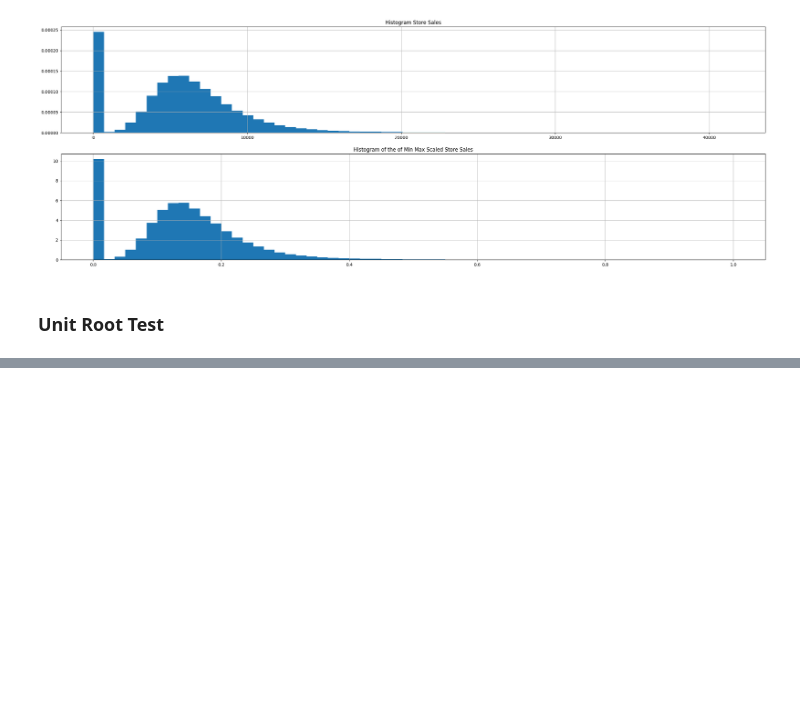
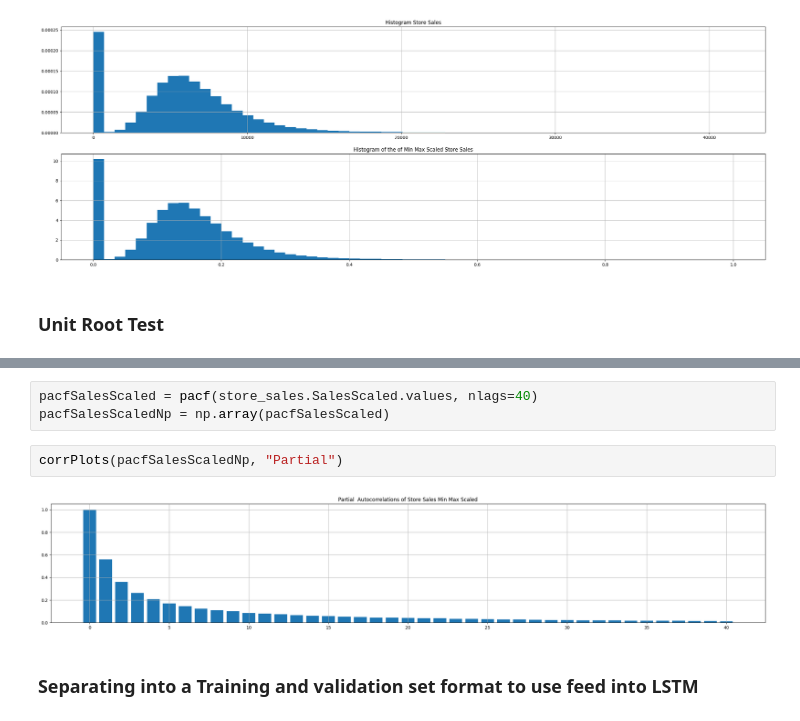
Before and after one commit to Nathnael12/pharmaceutical-sales-prediction, a Jupyter notebook: notbooks/lstm.ipynb, the cells around one changed output, grey strips where cells are left out. Cells and saved outputs as stored; diff of their text form; blank space fills up the shorter version.

Commit message:
performed lstm

```diff
--- a/notbooks/lstm.ipynb
+++ b/notbooks/lstm.ipynb
@@ -244,0 +240,9 @@ def get_model():
+# %%
+pacfSalesScaled = pacf(store_sales.SalesScaled.values, nlags=40)
+pacfSalesScaledNp = np.array(pacfSalesScaled)
+# %%
+corrPlots(pacfSalesScaledNp, "Partial")
+# %% [output]
+[figure, added]
+# %% [markdown]
+### Separating into a Training and validation set format to use feed into LSTM
```
Also changed, not shown: parts of 37 cells of this notebook, 41 other files.
